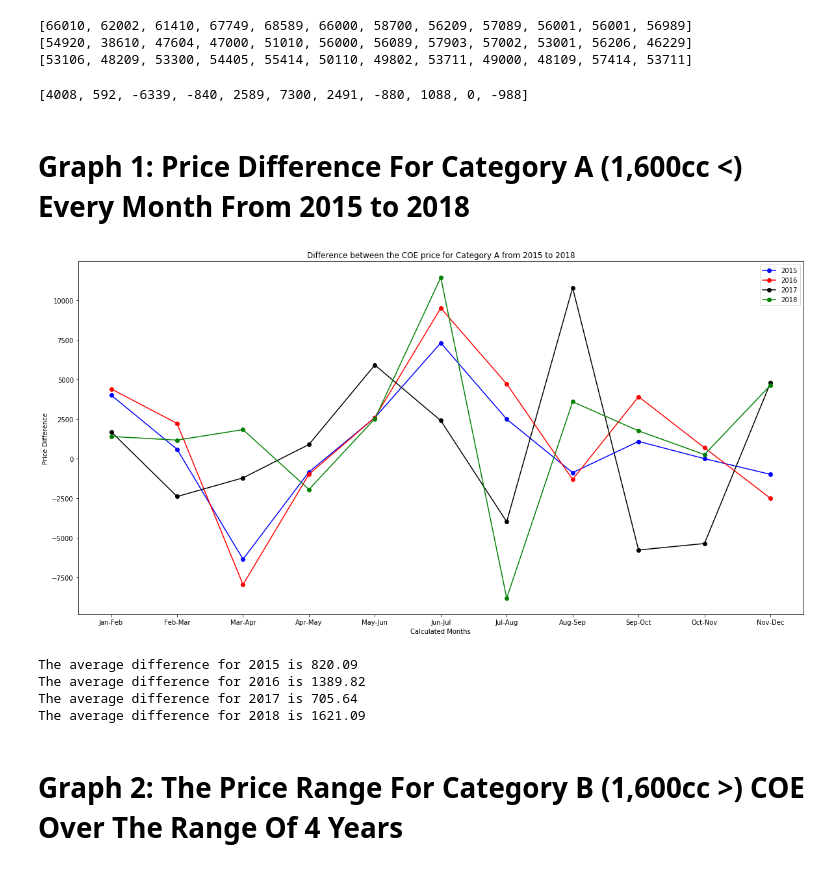
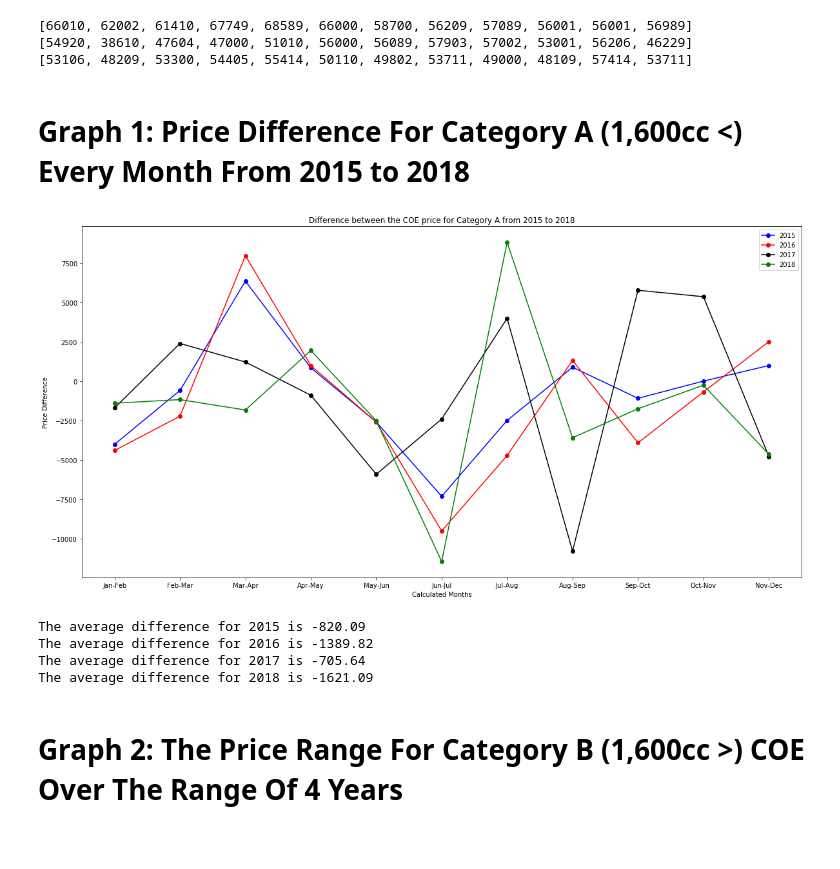
Before and after one commit to jurgen-tan-git/PDS-Assignments, a Jupyter notebook: PDS Assignment 1.ipynb, the cells around one changed output. Cells and saved outputs as stored; diff of their text form; code cells hidden in the pictures; blank space fills up the shorter version.

```diff
--- a/PDS Assignment 1.ipynb
+++ b/PDS Assignment 1.ipynb
@@ -38,6 +39,9 @@ hdb = np.genfromtxt(path + "\hdb-carpark-information.txt", delimiter = "\t", ski
                             ("car_park_basement", "U1")])
 # %%
 #Function to generate the data for 2 years by Category
+
+year = ["2015", "2016", "2017", "2018"]
+
 def Category(year):
     bid_A = []
     bid_B = []
@@ -92,48 +86,32 @@ print(categories[2][1])
 #Year 2015
 cata_diff_1 = []
 
-for i in range(len(categories[0][0])):
-    if i == len(categories[0][0])-1:
-        break
-    else:
-        cata_diff_1.append(categories[0][0][i] - categories[0][0][i +1])
+for i in range(len(categories[0][0]) - 1):
+    cata_diff_1.append(categories[0][0][i + 1] - categories[0][0][i])
 
 
 #Year 2016
 cata_diff_2 = []
 
-for i in range(len(categories[1][0])):
-    if i == len(categories[1][0])-1:
-        break
-    else:
-        cata_diff_2.append(categories[0][1][i] - categories[0][1][i +1])
+for i in range(len(categories[1][0]) - 1):
+    cata_diff_2.append(categories[0][1][i + 1] - categories[0][1][i])
 
 
 
 #Year 3
 cata_diff_3 = []
 
-for i in range(len(categories[2][0])):
-    if i == len(categories[2][0])-1:
-        break
-    else:
-        cata_diff_3.append(categories[2][0][i] - categories[2][0][i +1])
+for i in range(len(categories[2][0]) - 1):
+    cata_diff_3.append(categories[2][0][i + 1] - categories[2][0][i])
 
 
 #Year 4
 cata_diff_4 = []
 
-for i in range(len(categories[3][0])):
-    if i == len(categories[3][0])-1:
-        break
-    else:
-        cata_diff_4.append(categories[3][0][i] - categories[3][0][i +1])
+for i in range(len(categories[3][0]) - 1):
+    cata_diff_4.append(categories[3][0][i + 1] - categories[3][0][i])
 
 cata_diff = [cata_diff_1, cata_diff_2, cata_diff_3, cata_diff_4]
-# %%
-print(cata_diff[0])
-# %% [output]
-[4008, 592, -6339, -840, 2589, 7300, 2491, -880, 1088, 0, -988]
 # %%
 # Formatting of data in months
 
@@ -141,34 +119,42 @@ months = ["Jan-Feb", "Feb-Mar", "Mar-Apr", "Apr-May", "May-Jun", "Jun-Jul", "Jul
 # %% [markdown]
 # Graph 1: Price Difference For Category A (1,600cc <) Every Month From 2015 to 2018
 # %%
+# Formatting of data in months
+
+months = ["Jan-Feb", "Feb-Mar", "Mar-Apr", "Apr-May", "May-Jun", "Jun-Jul",
+          "Jul-Aug", "Aug-Sep", "Sep-Oct", "Oct-Nov", "Nov-Dec"]
+
+
+#Plotting Of Line Graph
+
 fig,ax = plt.subplots(figsize=(20,10))
 
 ax.plot(months, cata_diff[0], 'bo-', label = year[0])
 ax.plot(months, cata_diff[1], 'ro-', label = year[1])
 ax.plot(months, cata_diff[2], 'ko-', label = year[2])
 ax.plot(months, cata_diff[3], 'go-', label = year[3])
 
 ax.set_title("Difference between the COE price for Category A from {} to {}".format(year[0], year[3]))
 ax.set_xlabel('Calculated Months')
 ax.set_ylabel('Price Difference')
 
 
 
 plt.legend(loc='upper right')
 plt.show()
 
 
 def mean(value):
     return sum(value) / len(value)
 
 for i in range(4):
     print("The average difference for {} is {:.2f}".format(year[i], mean(cata_diff[i])))
 # %% [output]
-[figure, old version]
+[figure, new version]
-The average difference for 2015 is 820.09
-The average difference for 2016 is 1389.82
-The average difference for 2017 is 705.64
-The average difference for 2018 is 1621.09
+The average difference for 2015 is -820.09
+The average difference for 2016 is -1389.82
+The average difference for 2017 is -705.64
+The average difference for 2018 is -1621.09
 # %% [markdown]
 # Graph 2: The Price Range For Category B (1,600cc >) COE Over The Range Of 4 Years
 # %%
```
Also changed, not shown: parts of 8 cells of this notebook, 4 other files.
